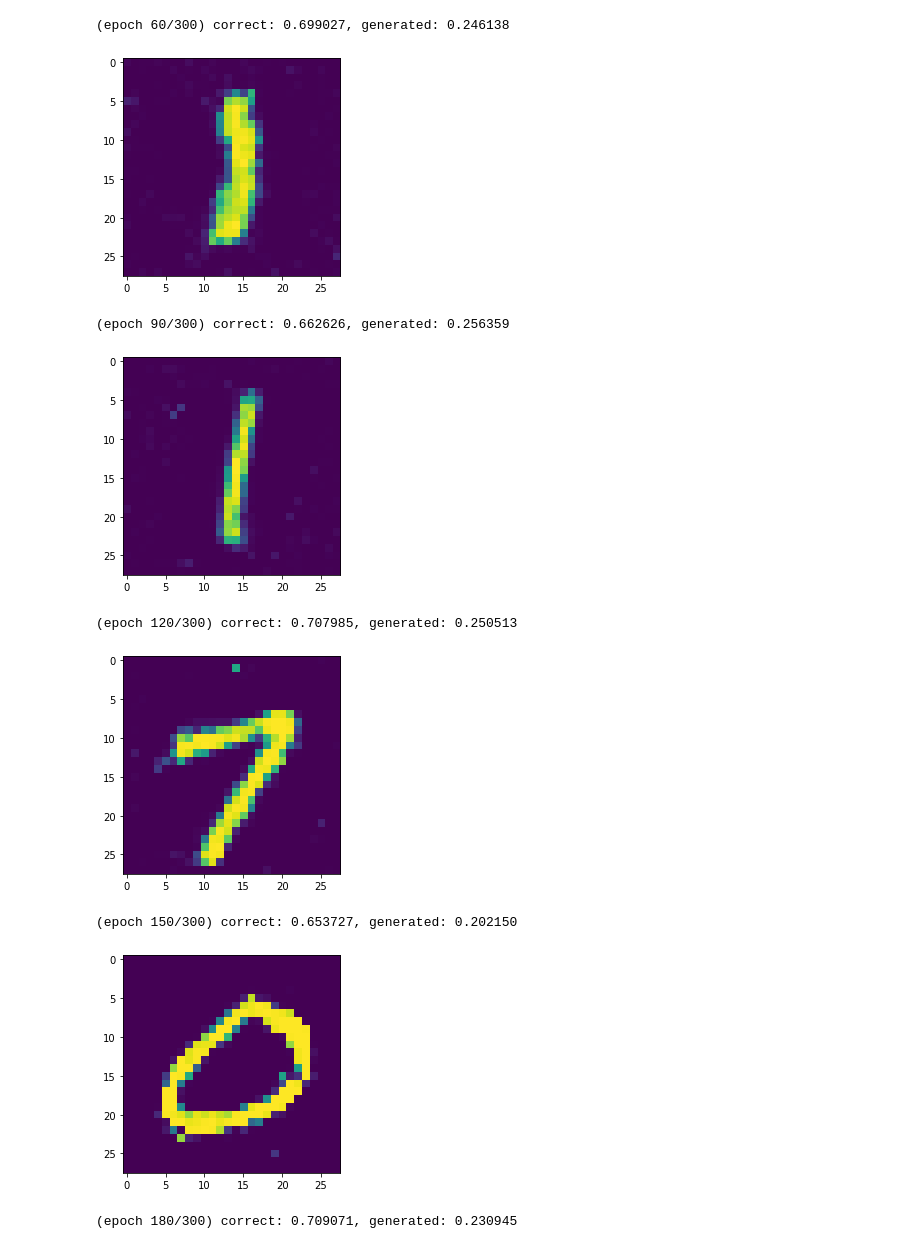
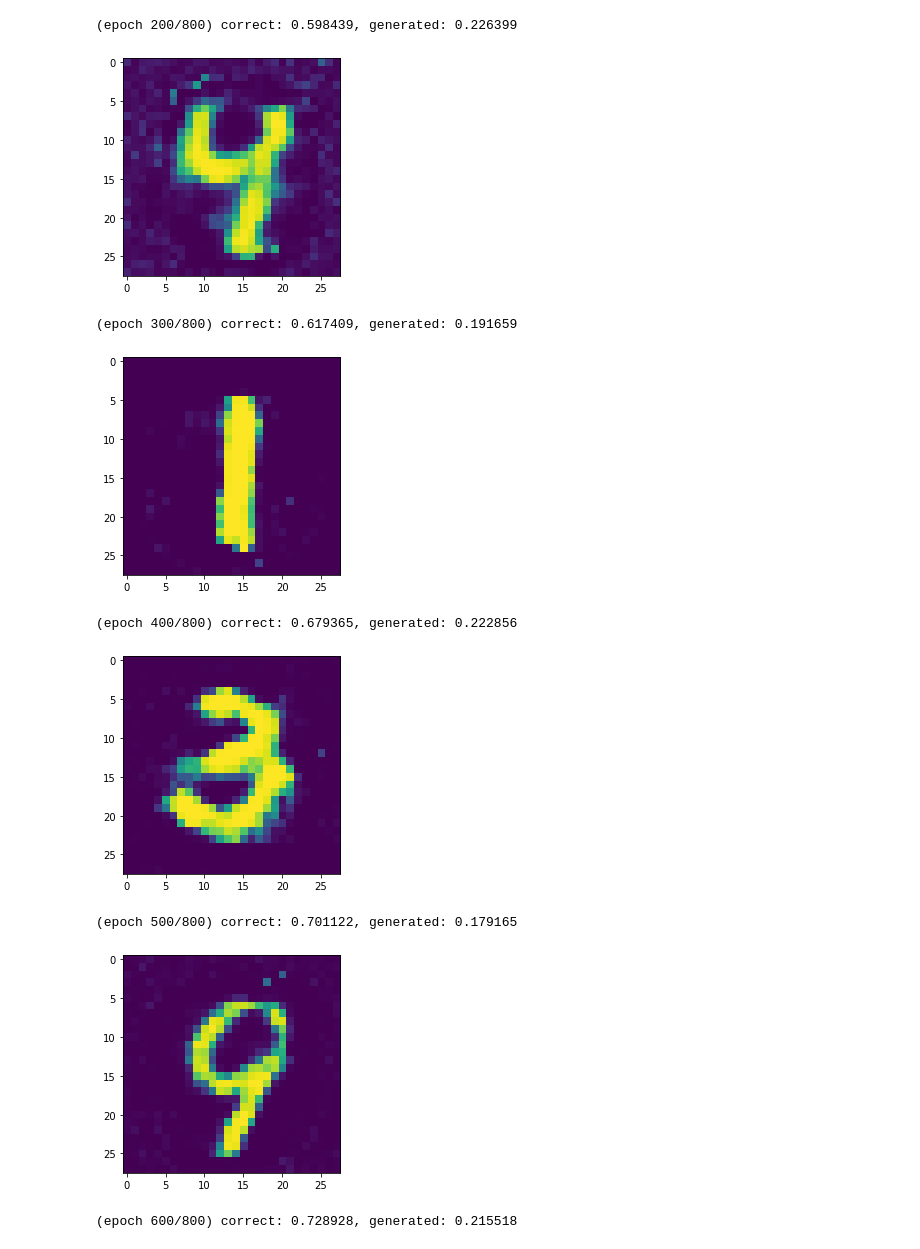
Before and after one commit to jaehong21/AI_Portfolio, a Jupyter notebook: GAN/MNIST_GAN.ipynb, the cells around one changed output. Drawn from its saved outputs; the diff is of its cells as text; code cells hidden in the pictures.

```diff
--- a/GAN/MNIST_GAN.ipynb
+++ b/GAN/MNIST_GAN.ipynb
@@ -36,21 +36,21 @@ def fakeImg(batch_size=1, d_noise=50):
 G = nn.Sequential(
     nn.Linear(d_noise, d_hidden),
     nn.ReLU(),
-    # nn.Dropout(0.1),
+    nn.Dropout(0.1),
     nn.Linear(d_hidden,d_hidden),
     nn.ReLU(),
-    # nn.Dropout(0.1),
+    nn.Dropout(0.1),
     nn.Linear(d_hidden, 28*28),
     nn.Tanh()
 ).to(device)
 
 # Make Noise
-z = fakeImg()
+z = fakeImg().to(device)
 # Put into Generator
 print(z.size())
 img_fake = G(z).view(1, 28, 28)
 # If not .view(1, 28, 28), just bunch of (.784) data
-showImg(img_fake.squeeze().detach().numpy())
+showImg(img_fake.squeeze().cpu().detach().numpy())
 print(img_fake.squeeze().size())
 # If not detach, can't call numpy that requires grad
 # %% [output]
@@ -62,11 +62,11 @@ D = nn.Sequential(
     nn.Linear(28*28, d_hidden),
     nn.LeakyReLU(),
     # nn.ReLU(),
-    # nn.Dropout(0.1),
+    nn.Dropout(0.1),
     nn.Linear(d_hidden, d_hidden),
     nn.LeakyReLU(),
     # nn.ReLU(),
-    # nn.Dropout(0.1),
+    nn.Dropout(0.1),
     nn.Linear(d_hidden, 1),
     nn.Sigmoid()
     # to use BCELoss
@@ -92,7 +92,7 @@ def train(G, D, optim_G, optim_D):
         optim_D.zero_grad()
         # reshape해서 28*28 사이즈로 넣어준다
         correct = D(img.view(-1, 28*28))
-        wrong = D(G(fakeImg(batch_size, d_noise)))
+        wrong = D(G(fakeImg(batch_size, d_noise).to(device)))
         # D는 correct일 때, 1에 가깝게 나올 수 있도록 하자
         # D should maxV(D, G) = logD(x) + log(1-D(G(z)))
         # 위 식에서 첫번째 항
@@ -114,7 +114,7 @@ def train(G, D, optim_G, optim_D):
         # optimizer on for Generator
         optim_G.zero_grad()
         # correct는 만들 필요가 없음
-        wrong = D(G(fakeImg(batch_size, d_noise)))
+        wrong = D(G(fakeImg(batch_size, d_noise).to(device)))
         # minV(D, G) = log(1-D(G(z)))
         # loss_G = torch.log(1.0-wrong)
         # loss_G = -1 * torch.log(wrong)으로 해보기
@@ -136,7 +136,7 @@ def evaluate(G, D):
 
         with torch.autograd.no_grad():
             correct = (torch.sum(D(img.view(-1, 28*28))).item())
-            wrong = (torch.sum(D(G(fakeImg(batch_size, d_noise)))).item())
+            wrong = (torch.sum(D(G(fakeImg(batch_size, d_noise).to(device)))).item())
             correct_batch_list.append(correct)
             wrong_batch_list.append(wrong)
 
@@ -165,7 +165,7 @@ optim_D = optim.Adam(D.parameters(), lr=0.001)
 correct_epoch_list = []
 wrong_epoch_list = []
 
-for epoch in range(300):
+for epoch in range(800):
 
     train(G, D, optim_G, optim_D)
     correct, wrong = evaluate(G,D)
@@ -173,9 +173,9 @@ for epoch in range(300):
     correct_epoch_list.append(correct)
     wrong_epoch_list.append(wrong)
 
-    if((epoch+1)% 30 == 0):
-        print('(epoch %i/300) correct: %f, generated: %f' % (epoch+1, correct, wrong))
-        z = fakeImg()
+    if((epoch+1)% 100 == 0):
+        print('(epoch %i/800) correct: %f, generated: %f' % (epoch+1, correct, wrong))
+        z = fakeImg().to(device)
         img_fake = G(z).view(1, 28, 28)
-        showImg(img_fake.squeeze().detach())
+        showImg(img_fake.squeeze().cpu().detach())
 # %% [output]
@@ -184,9 +184,9 @@ for epoch in range(300):
-(epoch 60/300) correct: 0.699027, generated: 0.246138
+(epoch 200/800) correct: 0.598439, generated: 0.226399
-[figure, old version]
+[figure, new version]
-(epoch 90/300) correct: 0.662626, generated: 0.256359
+(epoch 300/800) correct: 0.617409, generated: 0.191659
-[figure, old version]
+[figure, new version]
-(epoch 120/300) correct: 0.707985, generated: 0.250513
+(epoch 400/800) correct: 0.679365, generated: 0.222856
-[figure, old version]
+[figure, new version]
-(epoch 150/300) correct: 0.653727, generated: 0.202150
+(epoch 500/800) correct: 0.701122, generated: 0.179165
-[figure, old version]
+[figure, new version]
-(epoch 180/300) correct: 0.709071, generated: 0.230945
+(epoch 600/800) correct: 0.728928, generated: 0.215518
```
Also changed, not shown: parts of 5 cells of this notebook, 15 other files.
